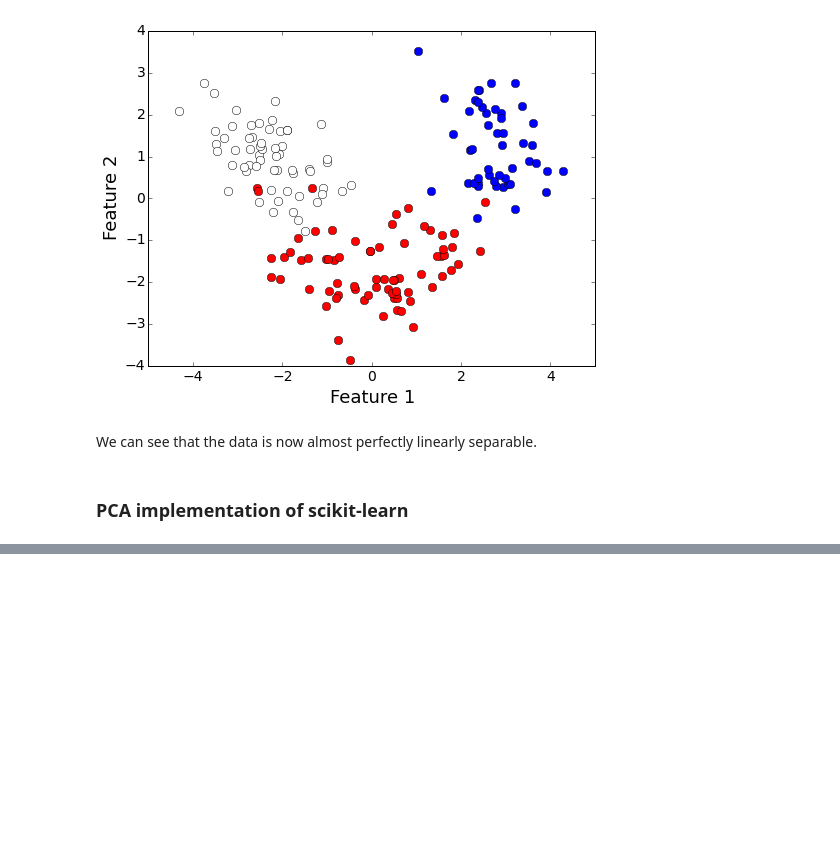
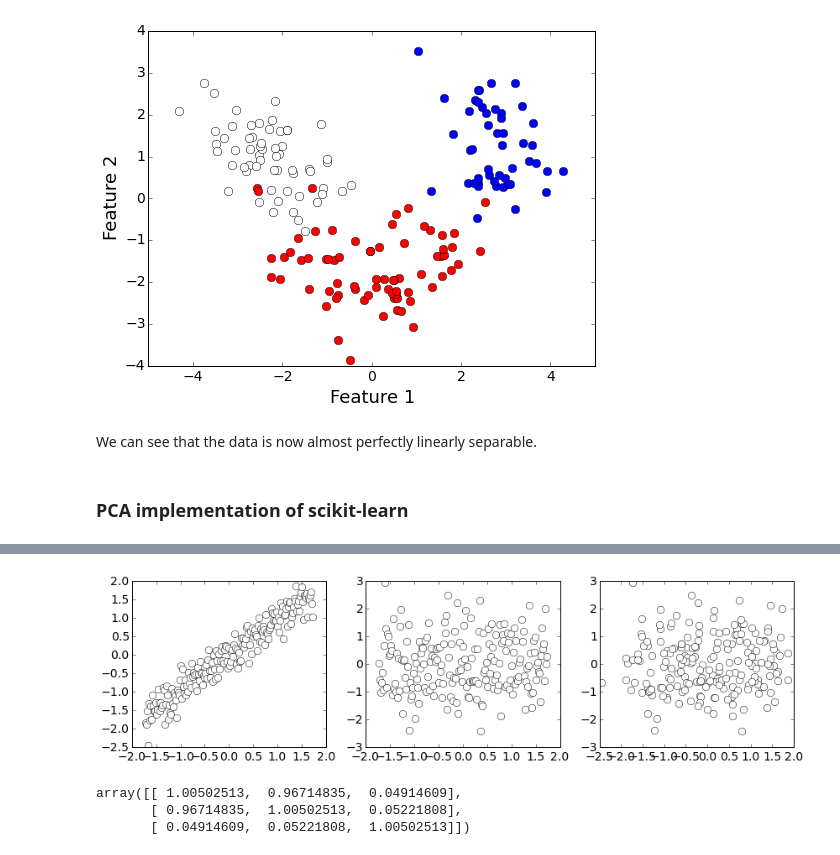
Before and after one commit to jhalverson/data_science, a Jupyter notebook: machine_learning/pca_manual_scikit_learn_wine.ipynb, the cells around one changed output, grey strips where cells are left out. Cells and saved outputs as stored; diff of their text form; code cells hidden in the pictures; blank space fills up the shorter version.

```diff
--- a/machine_learning/pca_manual_scikit_learn_wine.ipynb
+++ b/machine_learning/pca_manual_scikit_learn_wine.ipynb
@@ -164,0 +161,16 @@ plt.xlim(-1, 13)
+# %%
+fig, (ax0, ax1, ax2) = plt.subplots(nrows=1, ncols=3, figsize=(12, 3.5))
+ax0.plot(X_std[:,0], X_std[:,1], 'wo')
+ax1.plot(X_std[:,0], X_std[:,2], 'wo')
+ax2.plot(X_std[:,1], X_std[:,2], 'wo')
+plt.tight_layout()
+# %% [output]
+[figure, added]
+# %%
+# set bias to 1 to make diagonal elements (variance) equal to 1
+covar_matrix = np.cov(X_std, rowvar=0, bias=0)
+covar_matrix
+# %% [output]
+array([[ 1.00502513,  0.96714835,  0.04914609],
+       [ 0.96714835,  1.00502513,  0.05221808],
+       [ 0.04914609,  0.05221808,  1.00502513]])
```
Also changed, not shown: parts of 16 cells of this notebook, 1 other file.
